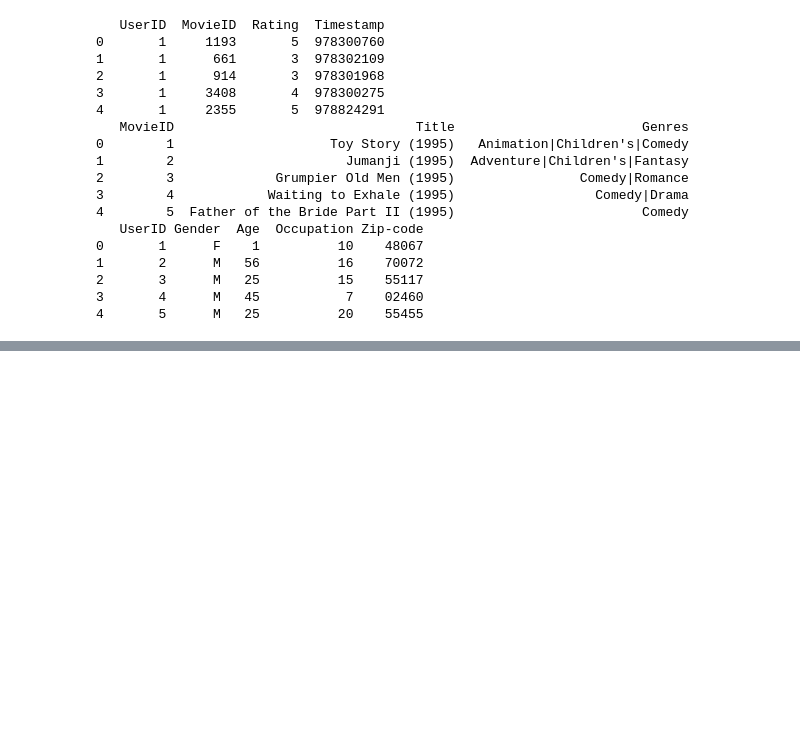
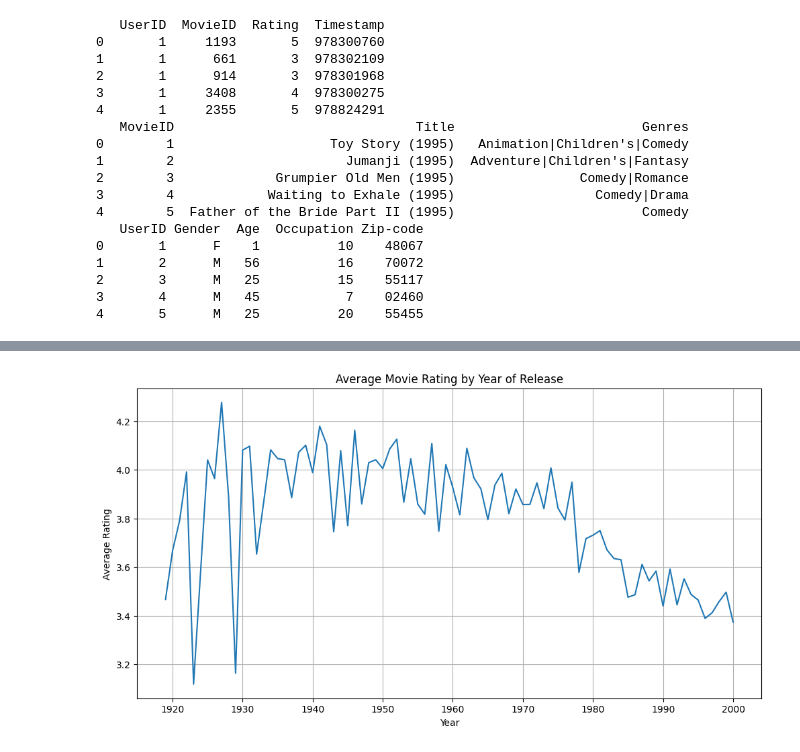
Before and after one commit to viniciusGuerras/pesquisa, a Jupyter notebook: recommendations/model.ipynb, the cells around one changed output, grey strips where cells are left out. Drawn from its saved outputs; the diff is of its cells as text; code cells hidden in the pictures; blank space fills up the shorter version.

```diff
--- a/recommendations/model.ipynb
+++ b/recommendations/model.ipynb
@@ -111,0 +215,15 @@ None
+# %%
+movies_copy = movies_data[["MovieID", "Title"]].copy()
+# Extract the year into a new column
+movies_copy['Year'] = movies_copy['Title'].str.extract(r'\((\d{4})\)')[0]
+
+# Convert Year to numeric (optional)
+movies_copy['Year'] = pd.to_numeric(movies_copy['Year'], errors='coerce')
+
+# Remove the year from the title
+movies_copy['Title'] = movies_copy['Title'].str.replace(r'\s*\(\d{4}\)', '', regex=True)
+
+movies_copy = movies_copy.merge(ratings_data[['MovieID', 'UserID', 'Rating']], on='MovieID')
+movies_copy = movies_copy.merge(users_data[['UserID', 'Age']], on='UserID')
+
+print(movies_copy)
@@ -111,0 +245,12 @@ None
+# %%
+avg_rating_year = movies_copy.groupby('Year')['Rating'].mean()
+
+plt.figure(figsize=(12, 6))
+plt.plot(avg_rating_year.index, avg_rating_year.values)
+plt.title('Average Movie Rating by Year of Release')
+plt.xlabel('Year')
+plt.ylabel('Average Rating')
+plt.grid()
+plt.show()
+# %% [output]
+[figure, added]
```
Also changed, not shown: parts of 16 cells of this notebook.
